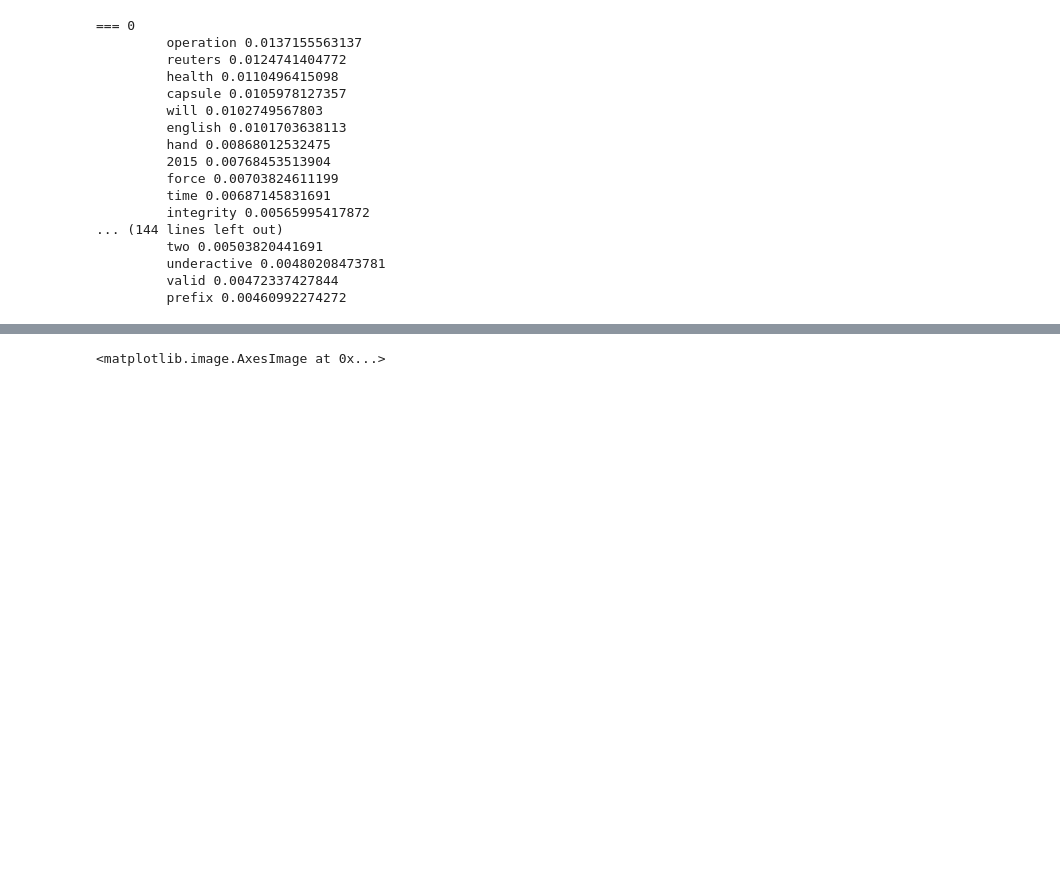
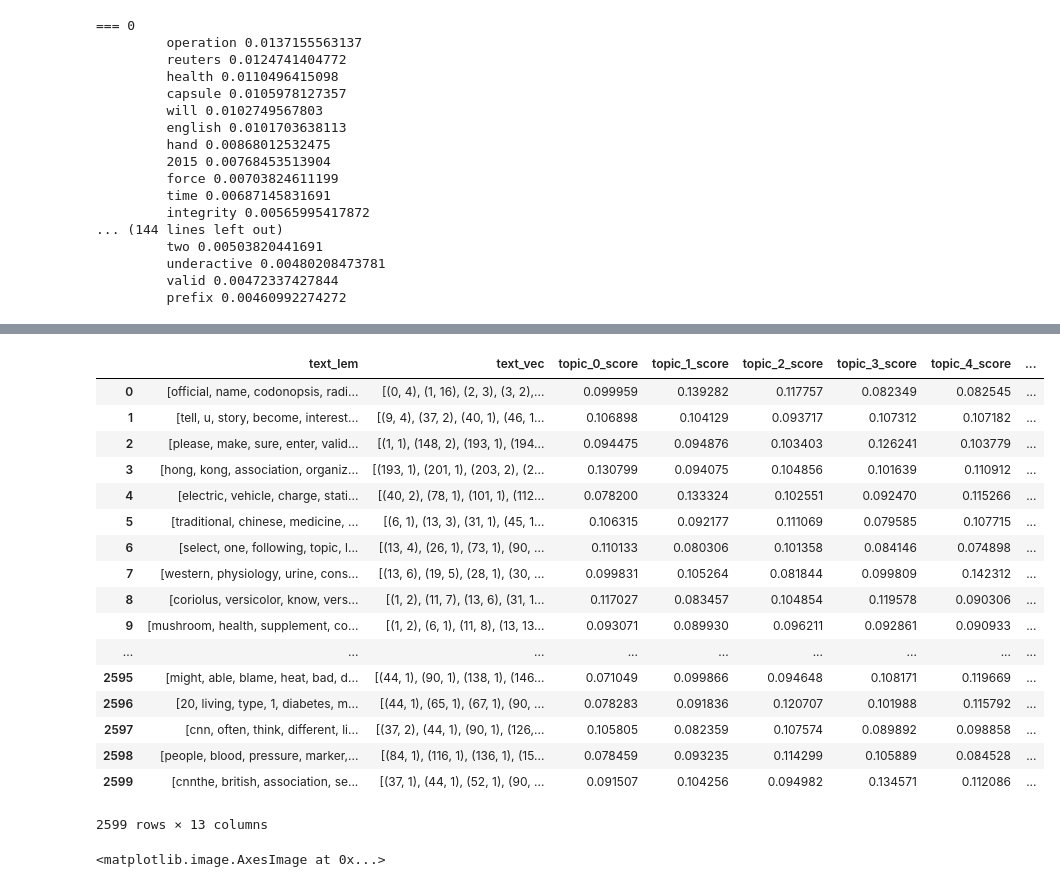
Before and after one commit to Chrisjw42/Watson-LDA, a Jupyter notebook: WatsonLDA-3-ReadingTopics.ipynb, the cells around one changed output, grey strips where cells are left out. Saved outputs shown, nothing was run; the diff lists cells and outputs as text; code cells hidden in the pictures; blank space fills up the shorter version.

```diff
--- a/WatsonLDA-3-ReadingTopics.ipynb
+++ b/WatsonLDA-3-ReadingTopics.ipynb
@@ -162,3 +198,29 @@ total 48
+# %%
+def join(s):
+    return " ".join(s)
+
+scoredCorpusTest["text"] = scoredCorpusTest["text_lem"].apply(join)
+# %%
+scoredCorpusTest
+# %% [output]
+|  | text_lem | text_vec | topic_0_score | topic_1_score | topic_2_score | topic_3_score | topic_4_score | ... |
+| 0 | [official, name, codonopsis, radi... | [(0, 4), (1, 16), (2, 3), (3, 2),... | 0.099959 | 0.139282 | 0.117757 | 0.082349 | 0.082545 | ... |
+| 1 | [tell, u, story, become, interest... | [(9, 4), (37, 2), (40, 1), (46, 1... | 0.106898 | 0.104129 | 0.093717 | 0.107312 | 0.107182 | ... |
+| 2 | [please, make, sure, enter, valid... | [(1, 1), (148, 2), (193, 1), (194... | 0.094475 | 0.094876 | 0.103403 | 0.126241 | 0.103779 | ... |
+| 3 | [hong, kong, association, organiz... | [(193, 1), (201, 1), (203, 2), (2... | 0.130799 | 0.094075 | 0.104856 | 0.101639 | 0.110912 | ... |
+| 4 | [electric, vehicle, charge, stati... | [(40, 2), (78, 1), (101, 1), (112... | 0.078200 | 0.133324 | 0.102551 | 0.092470 | 0.115266 | ... |
+| 5 | [traditional, chinese, medicine, ... | [(6, 1), (13, 3), (31, 1), (45, 1... | 0.106315 | 0.092177 | 0.111069 | 0.079585 | 0.107715 | ... |
+| 6 | [select, one, following, topic, l... | [(13, 4), (26, 1), (73, 1), (90, ... | 0.110133 | 0.080306 | 0.101358 | 0.084146 | 0.074898 | ... |
+| 7 | [western, physiology, urine, cons... | [(13, 6), (19, 5), (28, 1), (30, ... | 0.099831 | 0.105264 | 0.081844 | 0.099809 | 0.142312 | ... |
+| 8 | [coriolus, versicolor, know, vers... | [(1, 2), (11, 7), (13, 6), (31, 1... | 0.117027 | 0.083457 | 0.104854 | 0.119578 | 0.090306 | ... |
+| 9 | [mushroom, health, supplement, co... | [(1, 2), (6, 1), (11, 8), (13, 13... | 0.093071 | 0.089930 | 0.096211 | 0.092861 | 0.090933 | ... |
+| ... | ... | ... | ... | ... | ... | ... | ... | ... |
+| 2595 | [might, able, blame, heat, bad, d... | [(44, 1), (90, 1), (138, 1), (146... | 0.071049 | 0.099866 | 0.094648 | 0.108171 | 0.119669 | ... |
+| 2596 | [20, living, type, 1, diabetes, m... | [(44, 1), (65, 1), (67, 1), (90, ... | 0.078283 | 0.091836 | 0.120707 | 0.101988 | 0.115792 | ... |
+| 2597 | [cnn, often, think, different, li... | [(37, 2), (44, 1), (90, 1), (126,... | 0.105805 | 0.082359 | 0.107574 | 0.089892 | 0.098858 | ... |
+| 2598 | [people, blood, pressure, marker,... | [(84, 1), (116, 1), (136, 1), (15... | 0.078459 | 0.093235 | 0.114299 | 0.105889 | 0.084528 | ... |
+| 2599 | [cnnthe, british, association, se... | [(37, 1), (44, 1), (52, 1), (90, ... | 0.091507 | 0.104256 | 0.094982 | 0.134571 | 0.112086 | ... |
+2599 rows × 13 columns
 # %%
 a = wordcloud.wordcloud.WordCloud()
 
```
Also changed, not shown: parts of 16 cells of this notebook, 9 other files.
